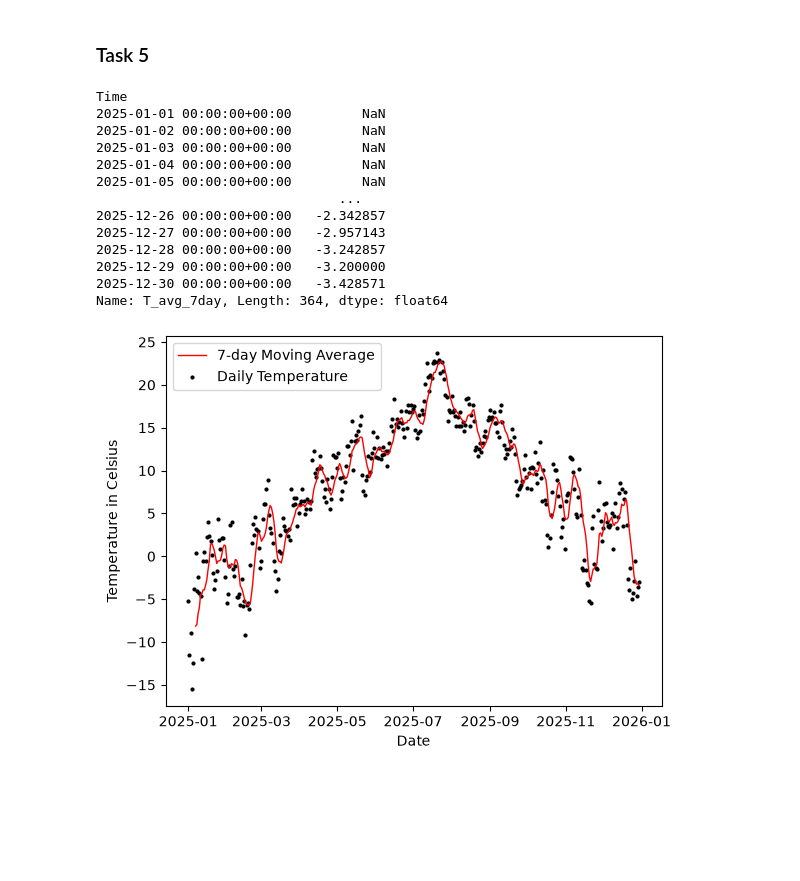
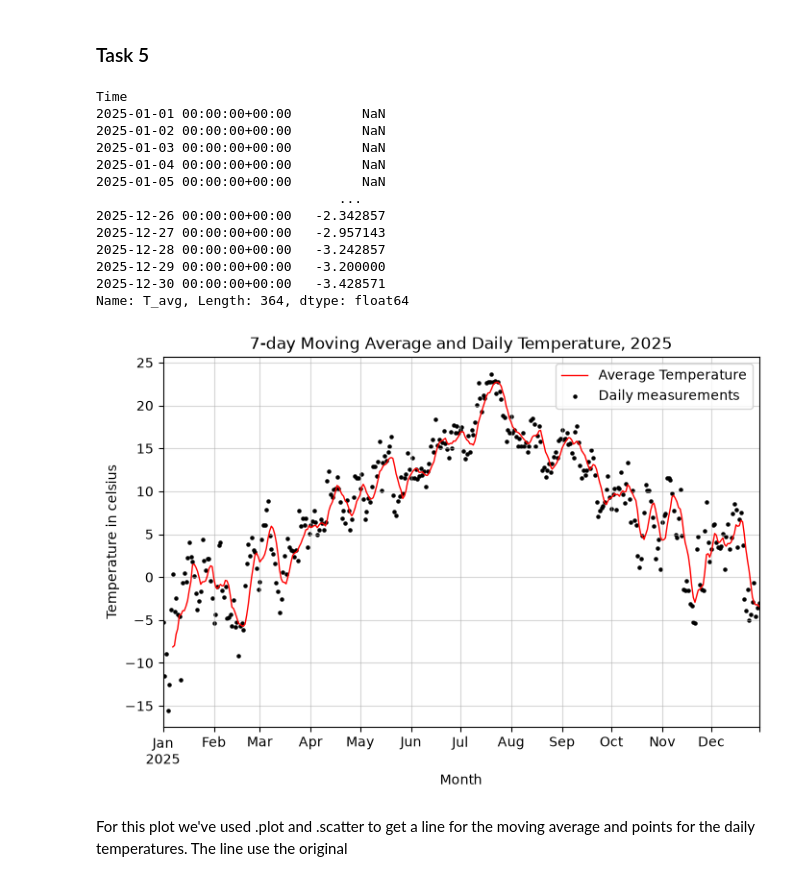
Before and after one commit to saturnBEEF/deliverable-1, a Jupyter notebook: main.ipynb, the cells around one changed output. Cells and saved outputs as stored; diff of their text form; code cells hidden in the pictures; blank space fills up the shorter version.

Commit message:
Updated plot of task 5

```diff
--- a/main.ipynb
+++ b/main.ipynb
@@ -189,14 +189,13 @@ def moving_average(dataframe: pd.DataFrame, column: str="T_avg", time_window: in
         time_window: Number of days for moving temp, default: 7
 
     return:
-        rolling_temp:
+        rolling_temp: a pandas series of calculated 7-day average
     """
     rolling_temp = dataframe[column].rolling(window=time_window).mean()
 
     return rolling_temp
 
-df_2025["T_avg_7day"] = moving_average(df_2025)
-df_2025["T_avg_7day"]
+moving_average(df_2025)
 # %% [output]
 Time
 2025-01-01 00:00:00+00:00         NaN
@@ -210,14 +209,29 @@ Time
 2025-12-28 00:00:00+00:00   -3.242857
 2025-12-29 00:00:00+00:00   -3.200000
 2025-12-30 00:00:00+00:00   -3.428571
-Name: T_avg_7day, Length: 364, dtype: float64
+Name: T_avg, Length: 364, dtype: float64
 # %%
-plt.plot(df_2025.index, df_2025["T_avg_7day"], color="red", linewidth=1, label="7-day Moving Average")
-plt.scatter(df_2025.index, df_2025["T_avg"], color="black", s=4, label="Daily Temperature")
+plt.figure(figsize=(8, 5))
 
-plt.xlabel("Date")
-plt.ylabel("Temperature in Celsius")
+av_plt = moving_average(df_2025).plot(
+    y="T_avg",
+    kind="line",
+    linewidth=1,
+    color="red",
+    label="Average Temperature",
+    title="7-day Moving Average and Daily Temperature, 2025",
+    xlabel="Month",
+    ylabel="Temperature in celsius",
+)
+
+av_plt.scatter(df_2025.index, df_2025["T_avg"],
+    color="black", s=5, label="Daily measurements")
+
+plt.grid(alpha=0.5)
 plt.legend()
+plt.minorticks_off()
 plt.show()
 # %% [output]
-[figure, old version]
+[figure, new version]
+# %% [markdown]
+For this plot we've used .plot and .scatter to get a line for the moving average and points for the daily temperatures. The line use the original
```
